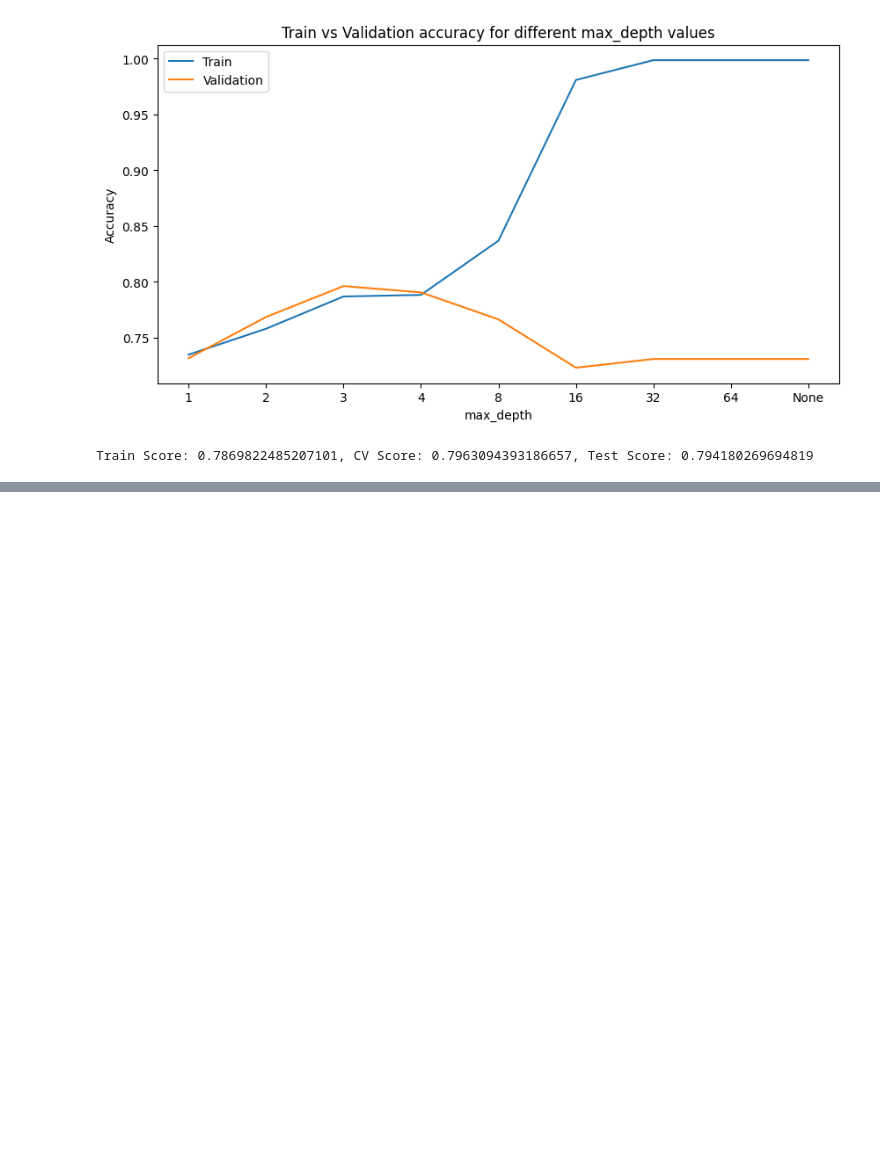
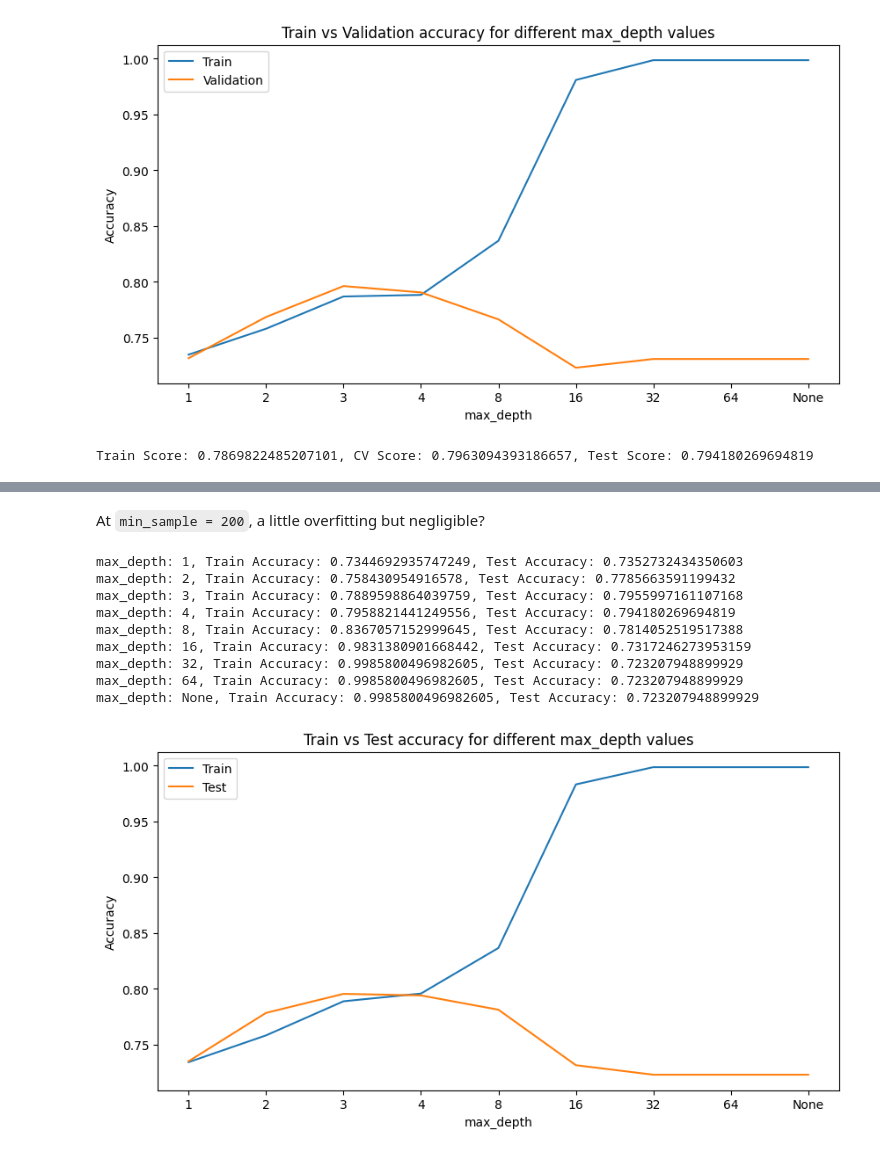
Before and after one commit to E-HAZMATs/Customer-Churn-Predicter, a Jupyter notebook: predictor_using_sklearn_tree.ipynb, the cells around one changed output, grey strips where cells are left out. Drawn from its saved outputs; the diff is of its cells as text; code cells hidden in the pictures; blank space fills up the shorter version.

```diff
--- a/predictor_using_sklearn_tree.ipynb
+++ b/predictor_using_sklearn_tree.ipynb
@@ -162,0 +211,37 @@ Train Score: 0.7869822485207101, CV Score: 0.7963094393186657, Test Score: 0.794
+# %% [markdown]
+At `min_sample = 200`, a little overfitting but negligible?
+# %%
+accuracy_scores_test = []
+accuracy_scores_train = []
+
+for max_depth in max_depth_list:
+    model = DecisionTreeClassifier(max_depth=max_depth, random_state=42)
+    model.fit(x_train3, y_train3)
+    y_train_pred = model.predict(x_train3)
+    y_test_pred = model.predict(x_test3)
+    accuracy_train = accuracy_score(y_train3, y_train_pred)
+    accuracy_test = accuracy_score(y_test3, y_test_pred)
+    accuracy_scores_train.append(accuracy_train)
+    accuracy_scores_test.append(accuracy_test)
+    print(f'max_depth: {max_depth}, Train Accuracy: {accuracy_train}, Test Accuracy: {accuracy_test}')
+
+plt.figure(figsize=(10, 5))
+plt.title('Train vs Test accuracy for different max_depth values')
+plt.xlabel('max_depth')
+plt.ylabel('Accuracy')
+plt.plot(accuracy_scores_train, label='Train')
+plt.plot(accuracy_scores_test, label='Test')
+plt.xticks(ticks=range(len(max_depth_list)), labels=[str(d) for d in max_depth_list])
+plt.legend()
+plt.show()
+# %% [output]
+max_depth: 1, Train Accuracy: 0.7344692935747249, Test Accuracy: 0.7352732434350603
+max_depth: 2, Train Accuracy: 0.758430954916578, Test Accuracy: 0.7785663591199432
+max_depth: 3, Train Accuracy: 0.7889598864039759, Test Accuracy: 0.7955997161107168
+max_depth: 4, Train Accuracy: 0.7958821441249556, Test Accuracy: 0.794180269694819
+max_depth: 8, Train Accuracy: 0.8367057152999645, Test Accuracy: 0.7814052519517388
+max_depth: 16, Train Accuracy: 0.9831380901668442, Test Accuracy: 0.7317246273953159
+max_depth: 32, Train Accuracy: 0.9985800496982605, Test Accuracy: 0.723207948899929
+max_depth: 64, Train Accuracy: 0.9985800496982605, Test Accuracy: 0.723207948899929
+max_depth: None, Train Accuracy: 0.9985800496982605, Test Accuracy: 0.723207948899929
+[figure, added]
```
Also changed, not shown: parts of 21 cells of this notebook, 6 other files.
